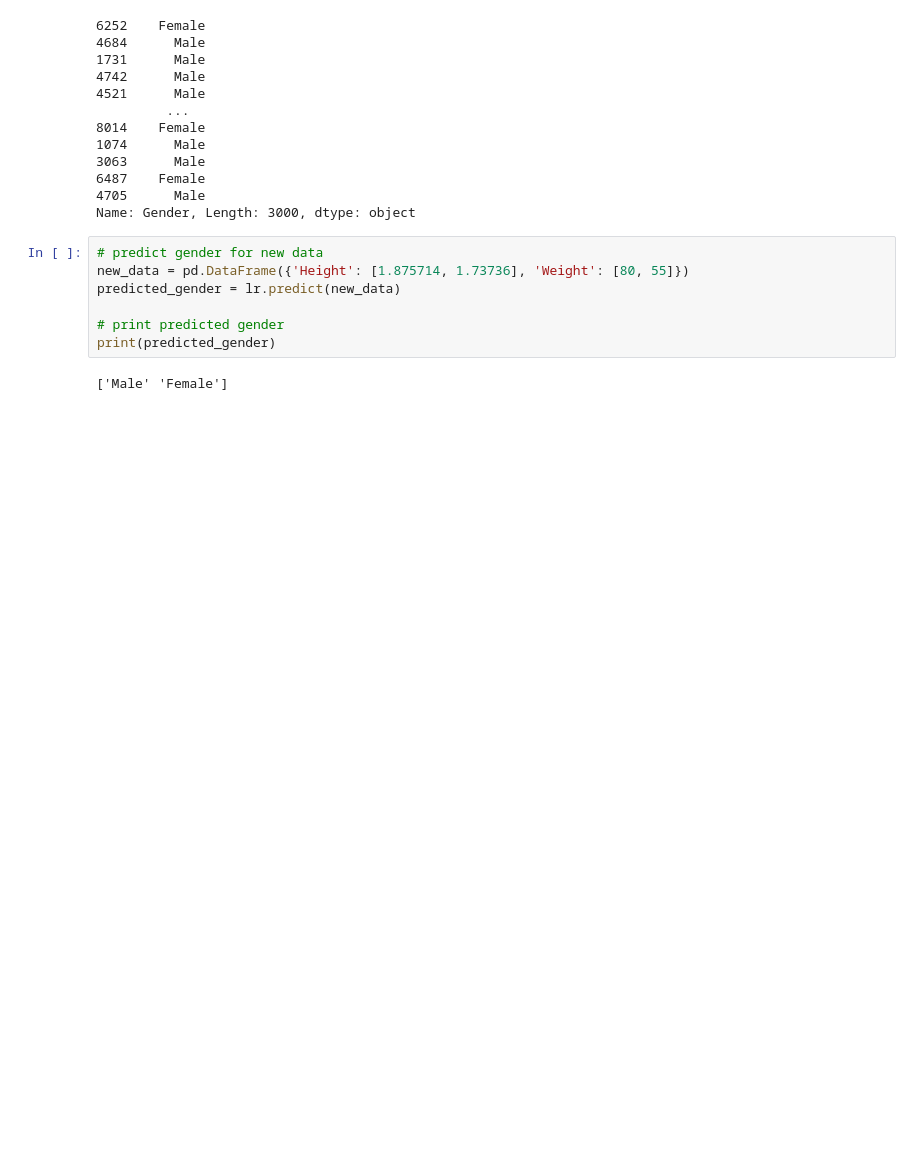
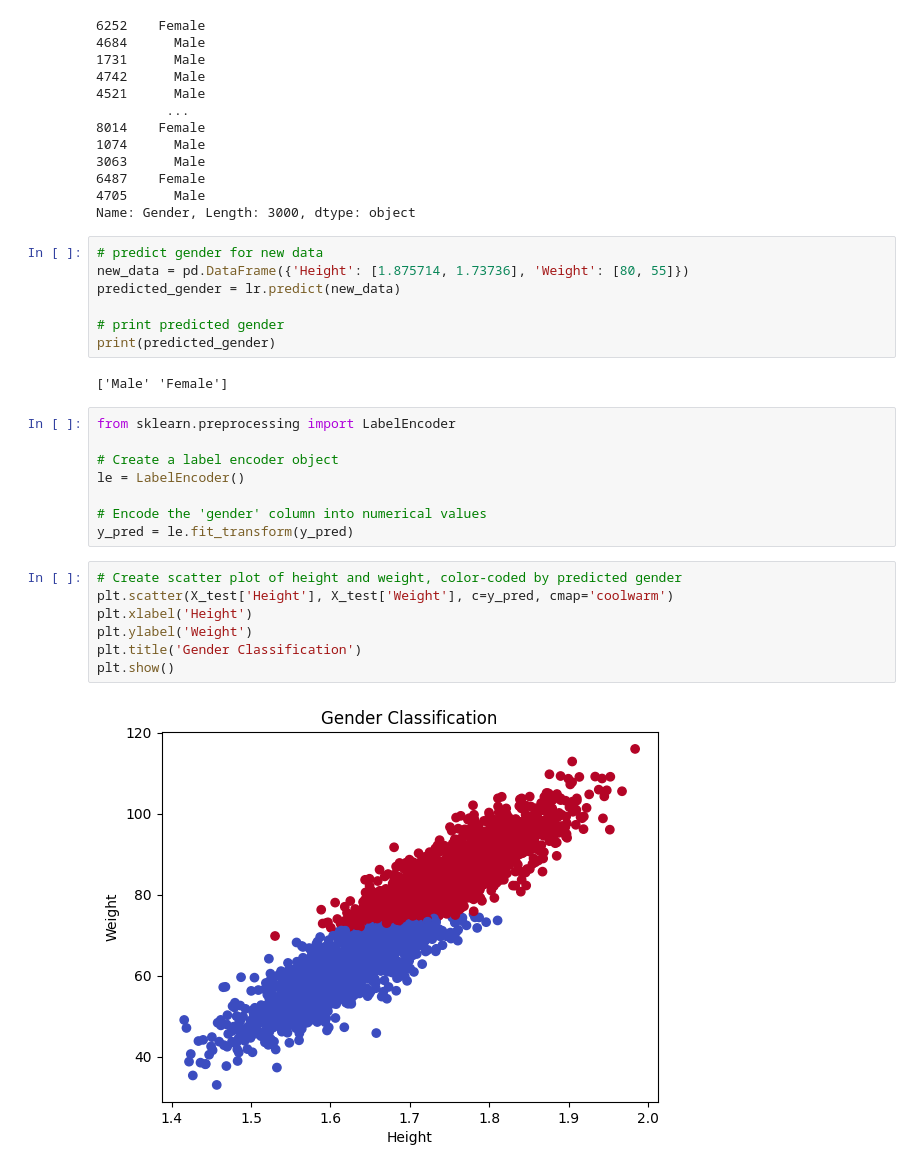
Before and after one commit to sakshi752/height-weight-analysis, a Jupyter notebook: height-weight.ipynb, the cells around one changed output. Cells and saved outputs as stored; diff of their text form; blank space fills up the shorter version.

```diff
--- a/height-weight.ipynb
+++ b/height-weight.ipynb
@@ -461,3 +461,20 @@ predicted_gender = lr.predict(new_data)
 print(predicted_gender)
 # %% [output]
 ['Male' 'Female']
+# %%
+from sklearn.preprocessing import LabelEncoder
+
+# Create a label encoder object
+le = LabelEncoder()
+
+# Encode the 'gender' column into numerical values
+y_pred = le.fit_transform(y_pred)
+# %%
+# Create scatter plot of height and weight, color-coded by predicted gender
+plt.scatter(X_test['Height'], X_test['Weight'], c=y_pred, cmap='coolwarm')
+plt.xlabel('Height')
+plt.ylabel('Weight')
+plt.title('Gender Classification')
+plt.show()
+# %% [output]
+[figure, added]
```
